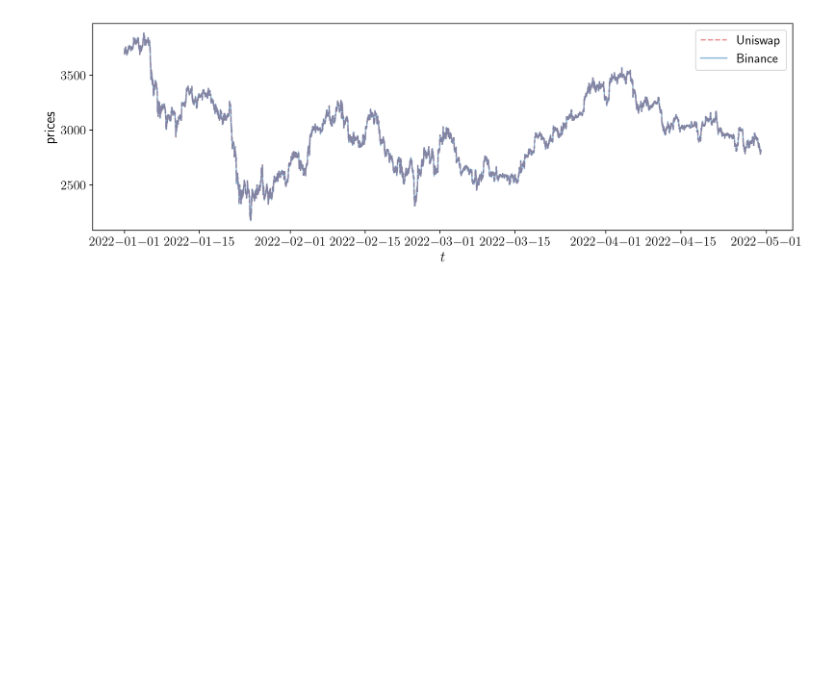
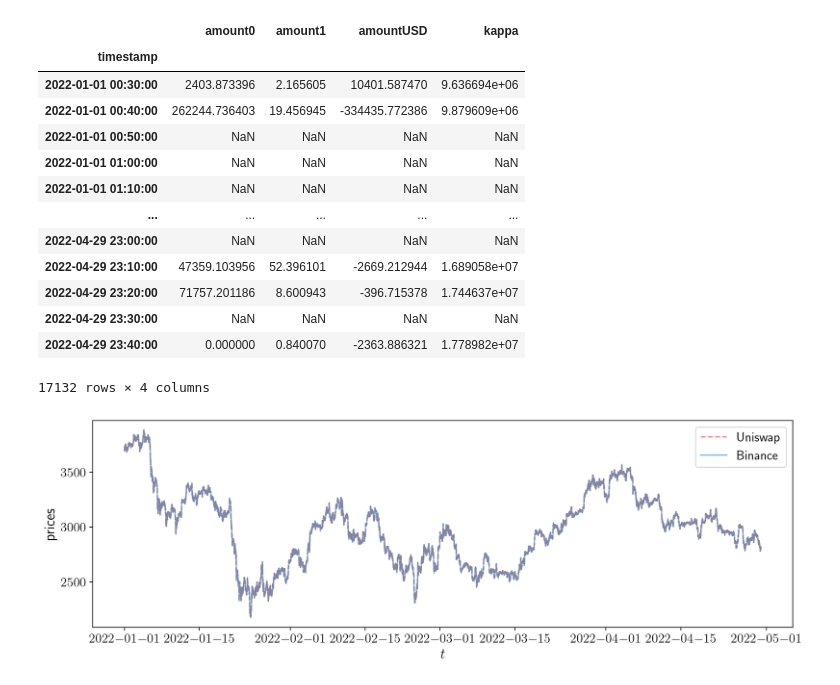
Before and after one commit to muhammadalifaqsha/amm-make-take-fee, a Jupyter notebook: data-analysis.ipynb, the cells around one changed output. Cells and saved outputs as stored; diff of their text form; code cells hidden in the pictures; blank space fills up the shorter version.

```diff
--- a/data-analysis.ipynb
+++ b/data-analysis.ipynb
@@ -38,6 +38,23 @@ sell_activity = crop_dates(sell_activity, d1,d2)
 pool_price = crop_dates(pool_price, d1,d2)
 # %%
 LP_depth = crop_dates(LP_depth, d1,d2)
+# %%
+LP_depth
+# %% [output]
+|  | amount0 | amount1 | amountUSD | kappa |
+| timestamp |  |  |  |  |
+| 2022-01-01 00:30:00 | 2403.873396 | 2.165605 | 10401.587470 | 9.636694e+06 |
+| 2022-01-01 00:40:00 | 262244.736403 | 19.456945 | -334435.772386 | 9.879609e+06 |
+| 2022-01-01 00:50:00 | NaN | NaN | NaN | NaN |
+| 2022-01-01 01:00:00 | NaN | NaN | NaN | NaN |
+| 2022-01-01 01:10:00 | NaN | NaN | NaN | NaN |
+| ... | ... | ... | ... | ... |
+| 2022-04-29 23:00:00 | NaN | NaN | NaN | NaN |
+| 2022-04-29 23:10:00 | 47359.103956 | 52.396101 | -2669.212944 | 1.689058e+07 |
+| 2022-04-29 23:20:00 | 71757.201186 | 8.600943 | -396.715378 | 1.744637e+07 |
+| 2022-04-29 23:30:00 | NaN | NaN | NaN | NaN |
+| 2022-04-29 23:40:00 | 0.000000 | 0.840070 | -2363.886321 | 1.778982e+07 |
+17132 rows × 4 columns
 # %%
 df = pd.DataFrame(prices_binance).join(pd.DataFrame(sell_activity).rename(columns= {'amount0':'sells'})).join(pd.DataFrame(buy_activity).rename(columns= {'amount0':'buys'})).join(pool_price)
 # %%
```
Also changed, not shown: parts of 27 cells of this notebook.
